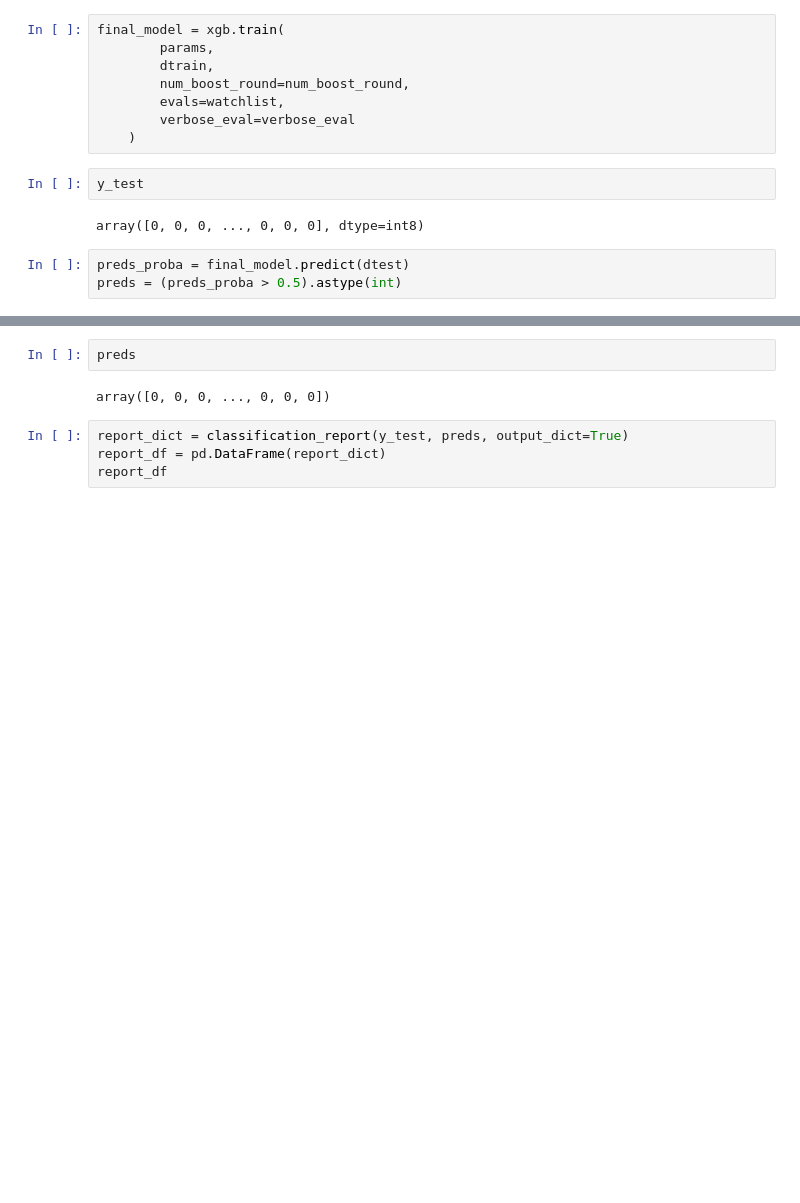
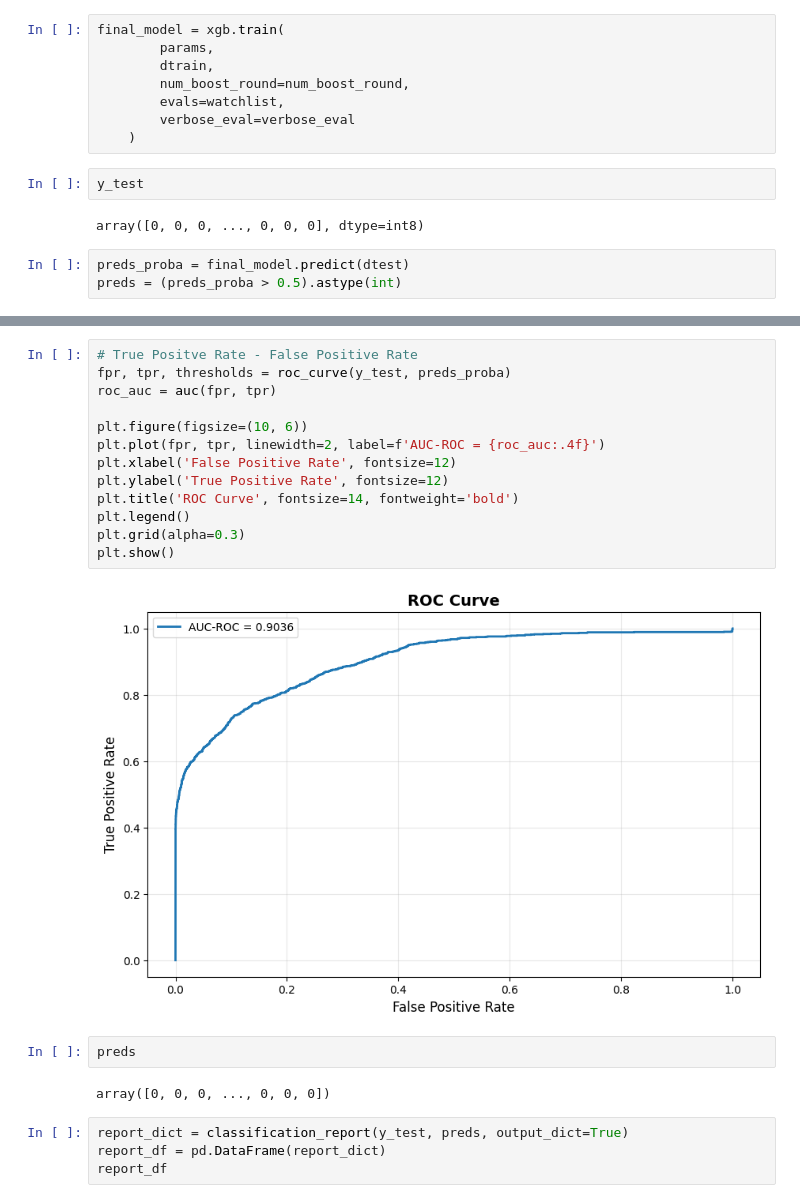
Before and after one commit to riteshbachhar/Fraud-detection-using-AI, a Jupyter notebook: Kate/XGBoost_polars.ipynb, the cells around one changed output, grey strips where cells are left out. Drawn from its saved outputs; the diff is of its cells as text; blank space fills up the shorter version.

```diff
--- a/Kate/XGBoost_polars.ipynb
+++ b/Kate/XGBoost_polars.ipynb
@@ -642,3 +681,18 @@ preds = (preds_proba > 0.5).astype(int)
+# %%
+# True Positve Rate - False Positive Rate
+fpr, tpr, thresholds = roc_curve(y_test, preds_proba)
+roc_auc = auc(fpr, tpr)
+
+plt.figure(figsize=(10, 6))
+plt.plot(fpr, tpr, linewidth=2, label=f'AUC-ROC = {roc_auc:.4f}')
+plt.xlabel('False Positive Rate', fontsize=12)
+plt.ylabel('True Positive Rate', fontsize=12)
+plt.title('ROC Curve', fontsize=14, fontweight='bold')
+plt.legend()
+plt.grid(alpha=0.3)
+plt.show()
+# %% [output]
+[figure, added]
 # %%
 preds
 # %% [output]
```
Also changed, not shown: parts of 7 cells of this notebook.
